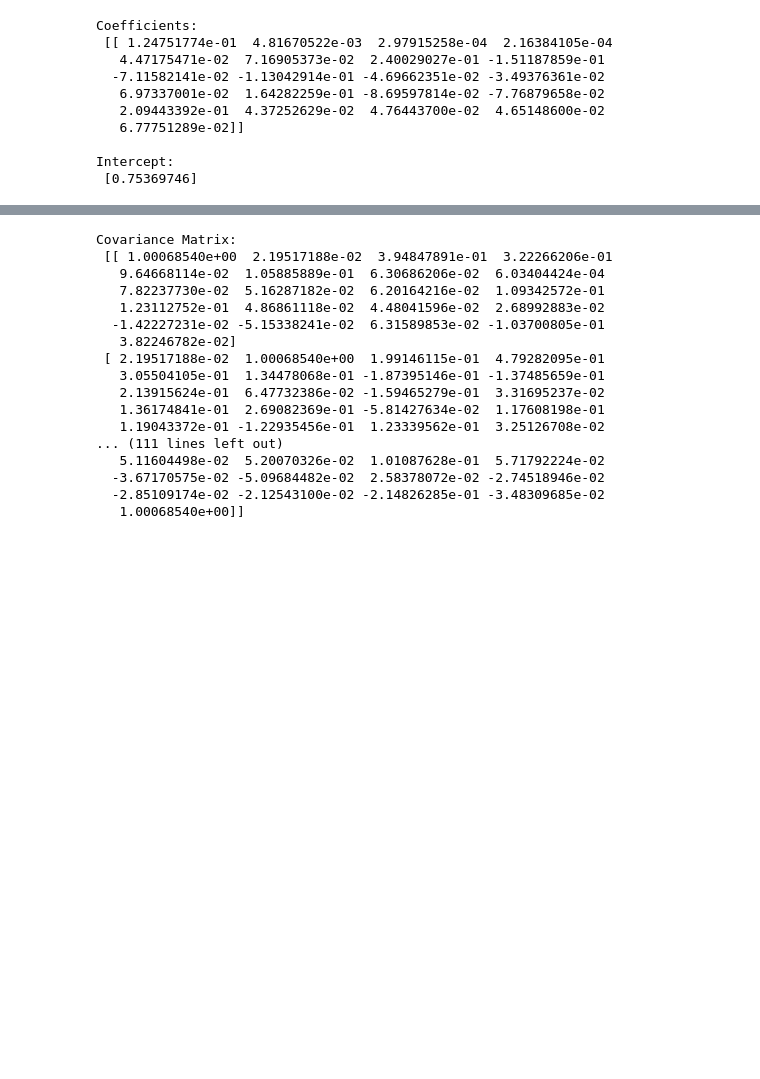
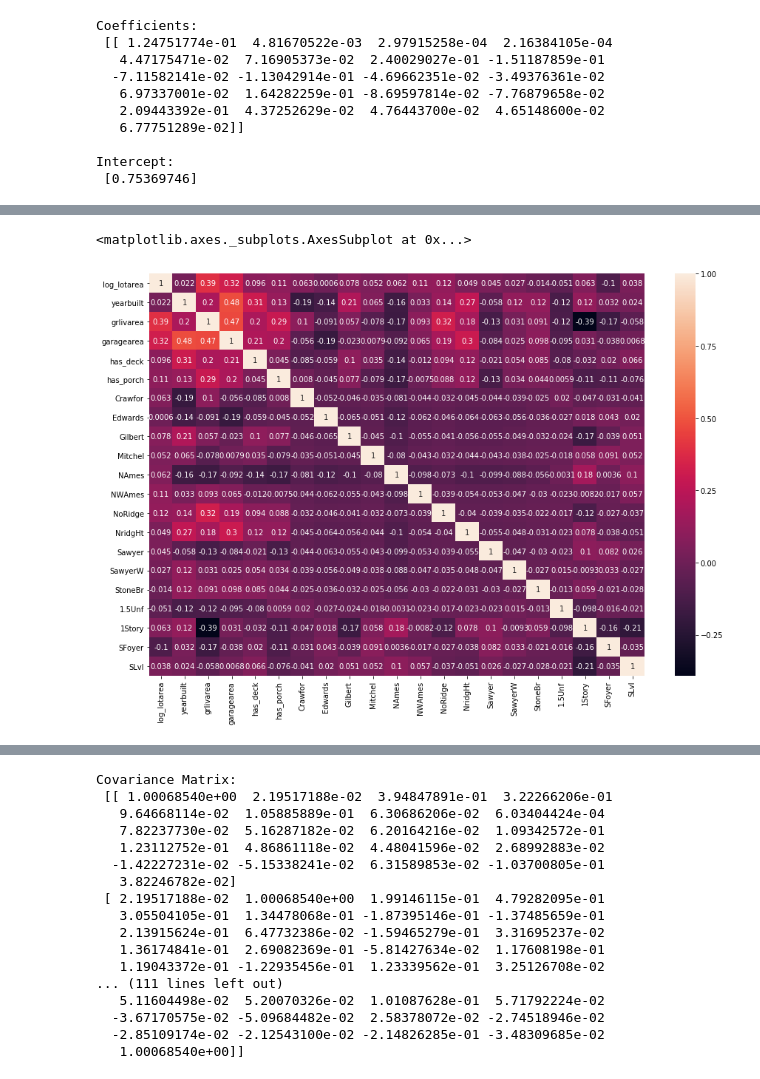
Before and after one commit to iamjeremybe/thinkful_data_science, a Jupyter notebook: Thinkful - Simple linear regression with OLS - meeting assumptions of linear regression.ipynb, the cells around one changed output, grey strips where cells are left out. Saved outputs shown, nothing was run; the diff lists cells and outputs as text; code cells hidden in the pictures; blank space fills up the shorter version.

```diff
--- a/Thinkful - Simple linear regression with OLS - meeting assumptions of linear regression.ipynb
+++ b/Thinkful - Simple linear regression with OLS - meeting assumptions of linear regression.ipynb
@@ -364,0 +429,8 @@ Incomplete thoughts below, please ignore. :)
+# %%
+house_corr = X.corr()
+# We can check out a heatmap to see the correlation between our independent features
+plt.figure(figsize=(15,10))
+sns.heatmap(house_corr, annot=True)
+# %% [output]
+<matplotlib.axes._subplots.AxesSubplot at 0x...>
+[figure, added]
```
Also changed, not shown: parts of 30 cells of this notebook.
